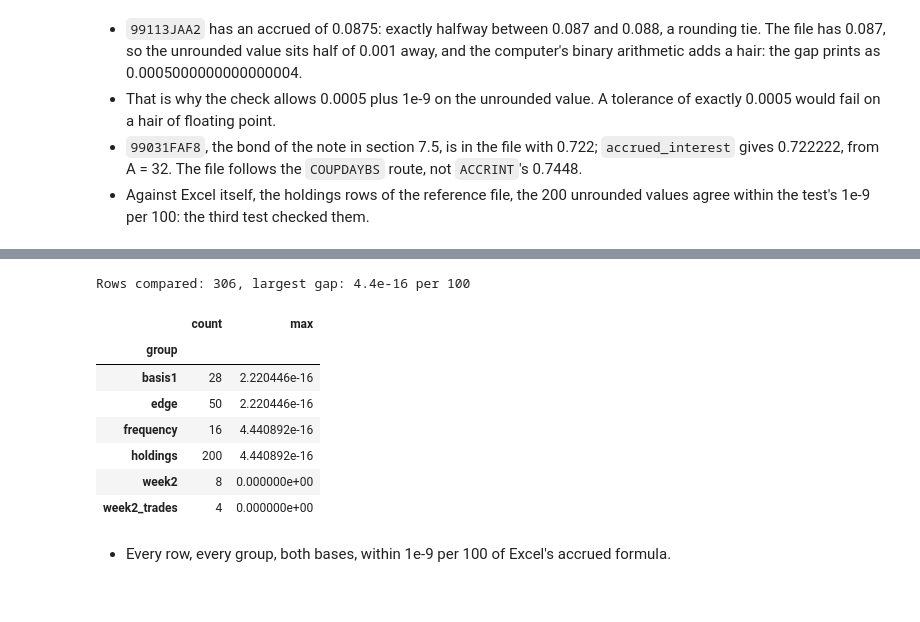
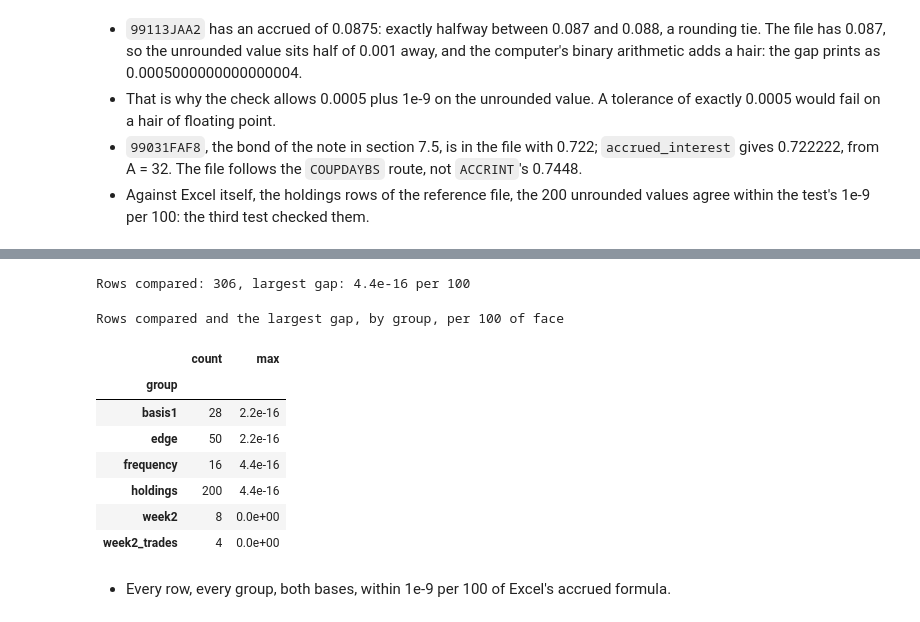
Before and after one commit to lenamonj/python-fixed-income, a Jupyter notebook: course2_bond_math/week2/day2/07_day_counts_and_accrued_interest.ipynb, the cells around one changed output, grey strips where cells are left out. Drawn from its saved outputs; the diff is of its cells as text; code cells hidden in the pictures.

```diff
--- a/course2_bond_math/week2/day2/07_day_counts_and_accrued_interest.ipynb
+++ b/course2_bond_math/week2/day2/07_day_counts_and_accrued_interest.ipynb
@@ -972,0 +1084,17 @@ Excel  : COUPDAYBS 60, COUPDAYS 180, COUPDAYSNC 120
+# %%
+fig, ax = plt.subplots(figsize=(9, 3.4))
+for row, basis in enumerate(["30/360", "ACT/ACT"]):
+    a, e, dsc = bondmath.coupon_period_days(settlement, quorvane_maturity, 2, basis)
+    # A first, then DSC starting where A ends; together they fill the period E
+    ax.barh(row, a, color="#1c7a57")
+    ax.barh(row, dsc, left=a, color="#7fd1a8")
+    ax.text(a / 2, row, f"A = {a}", ha="center", va="center", color="white", fontweight="bold")
+    ax.text(a + dsc / 2, row, f"DSC = {dsc}", ha="center", va="center", fontweight="bold")
+    ax.text(e + 2, row, f"E = {e}", va="center")
+ax.set_yticks([0, 1], ["30/360", "Actual/actual"])
+# put 30/360 at the top
+ax.invert_yaxis()
+ax.set_xlim(0, 215)
+ax.set_title("A plus DSC equals E, Quorvane on 30 November")
+ax.set_xlabel("Days")
+plt.show()
@@ -1187,26 +1407,30 @@ Q. Does `accrued_interest` agree with Excel's accrued formula on every row of th
 # %%
 rows = []
 for row in reference.itertuples():
     basis = "30/360" if row.basis == 0 else "ACT/ACT"
     python_value = bondmath.accrued_interest(date.fromisoformat(row.settlement), date.fromisoformat(row.maturity),
                                              row.coupon_pct, int(row.frequency), basis)
     rows.append({"case_id": row.case_id, "group": row.group, "excel": row.accrued, "python": python_value})
 
 answer_key = pd.DataFrame(rows)
 answer_key["gap"] = (answer_key["python"] - answer_key["excel"]).abs()
 assert answer_key["gap"].max() < 1e-9, "a row differs from Excel"
 print(f"Rows compared: {len(answer_key)}, largest gap: {answer_key['gap'].max():.1e} per 100")
-answer_key.groupby("group")["gap"].agg(["count", "max"])
+# groupby collects the rows of each group; agg counts the rows and takes the largest gap in each (Excel: a PivotTable with Count and Max)
+(answer_key.groupby("group")["gap"].agg(["count", "max"]).style
+    .format({"max": "{:.1e}"})
+    .set_caption("Rows compared and the largest gap, by group, per 100 of face"))
 # %% [output]
 Rows compared: 306, largest gap: 4.4e-16 per 100
+Rows compared and the largest gap, by group, per 100 of face
 |  | count | max |
 | group |  |  |
-| basis1 | 28 | 2.220446e-16 |
-| edge | 50 | 2.220446e-16 |
-| frequency | 16 | 4.440892e-16 |
-| holdings | 200 | 4.440892e-16 |
-| week2 | 8 | 0.000000e+00 |
-| week2_trades | 4 | 0.000000e+00 |
+| basis1 | 28 | 2.2e-16 |
+| edge | 50 | 2.2e-16 |
+| frequency | 16 | 4.4e-16 |
+| holdings | 200 | 4.4e-16 |
+| week2 | 8 | 0.0e+00 |
+| week2_trades | 4 | 0.0e+00 |
 # %% [markdown]
 * Every row, every group, both bases, within 1e-9 per 100 of Excel's accrued formula.
 # %% [markdown]
```
Also changed, not shown: parts of 35 cells of this notebook, 2 other files.
